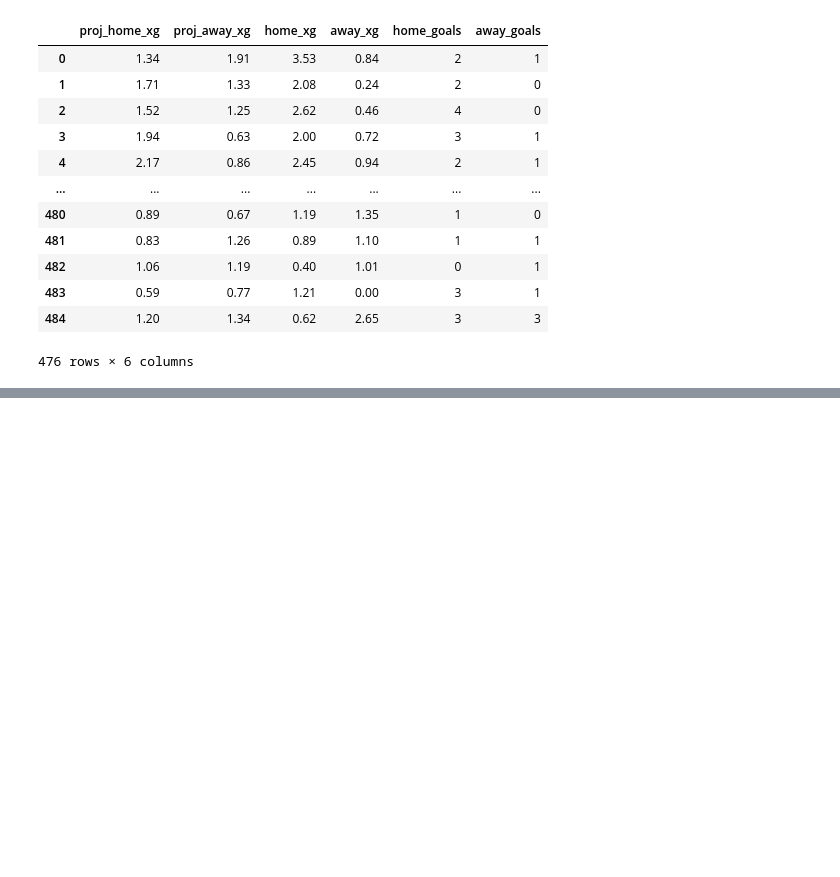
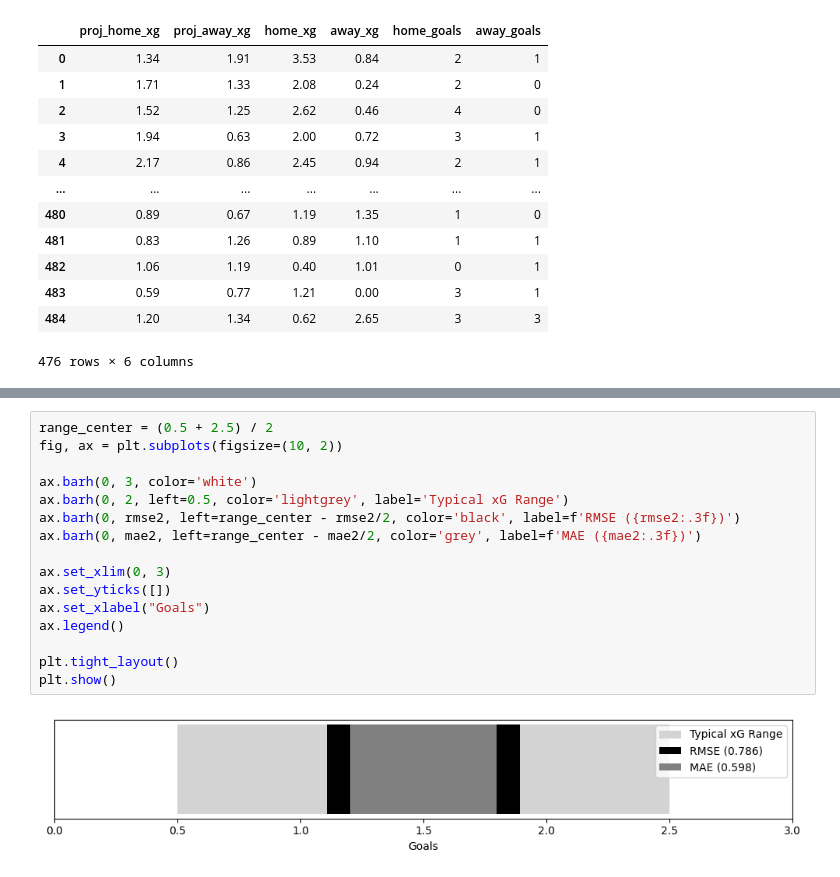
Before and after one commit to venomio5/soccer-prediction-analysis, a Jupyter notebook: src/xg_analysis.ipynb, the cells around one changed output, grey strips where cells are left out. Cells and saved outputs as stored; diff of their text form; blank space fills up the shorter version.

```diff
--- a/src/xg_analysis.ipynb
+++ b/src/xg_analysis.ipynb
@@ -62,0 +103,18 @@ R² Score: 0.203
+# %%
+range_center = (0.5 + 2.5) / 2
+fig, ax = plt.subplots(figsize=(10, 2))
+
+ax.barh(0, 3, color='white')
+ax.barh(0, 2, left=0.5, color='lightgrey', label='Typical xG Range')
+ax.barh(0, rmse2, left=range_center - rmse2/2, color='black', label=f'RMSE ({rmse2:.3f})')
+ax.barh(0, mae2, left=range_center - mae2/2, color='grey', label=f'MAE ({mae2:.3f})')
+
+ax.set_xlim(0, 3)
+ax.set_yticks([])
+ax.set_xlabel("Goals")
+ax.legend()
+
+plt.tight_layout()
+plt.show()
+# %% [output]
+[figure, added]
```
Also changed, not shown: parts of 6 cells of this notebook, 8 other files.
